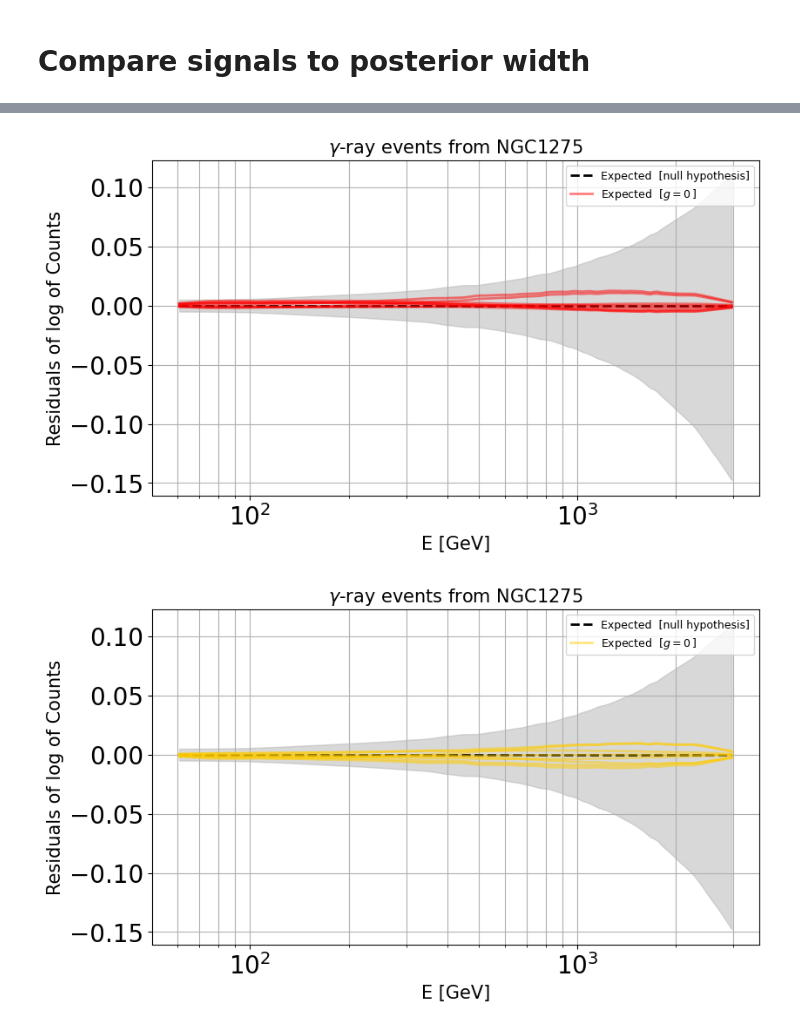
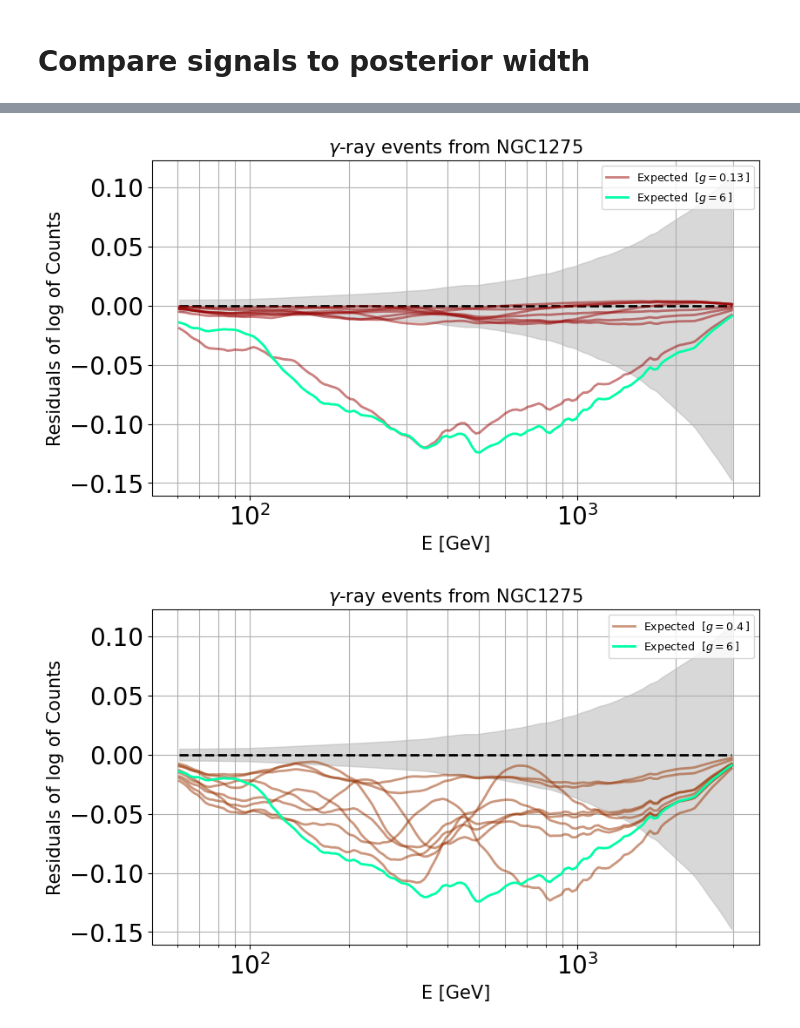
Before and after one commit to GertKl/ALPs_with_SWYFT, a Jupyter notebook: notebooks/stability_checks/all/model_comparisons.ipynb, the cells around one changed output, grey strips where cells are left out. Saved outputs shown, nothing was run; the diff lists cells and outputs as text; code cells hidden in the pictures.

```diff
--- a/notebooks/stability_checks/all/model_comparisons.ipynb
+++ b/notebooks/stability_checks/all/model_comparisons.ipynb
@@ -17,7 +19,7 @@ import pickle
 # %%
 %matplotlib inline
 # %%
-files_name = "all" + "_files"
+files_name = "simulate_g_values" + "_files"
 parent_dir = (os.getcwd()+"/").split('/notebooks/', 1)[0]
 start_dir = os.getcwd()
 files_dir = os.getcwd() + "/" + files_name
@@ -38,0 +46,8 @@ for key in sim_objects.keys():
+# %%
+stores={}
+samples={}
+for g in g_values:
+    store = swyft.ZarrStore(store_dir + "/" + store_name + "_" + str(g).replace('.','-'))
+    stores[str(g).replace('.','-')] = store
+    samples[g] = store
+    print('#samples for g='+str(g)+": " + str(len(samples[g])))
@@ -39,3 +77,5 @@ for key in sim_objects.keys():
+# %%
+for i in range() len(samples[-np.inf]['data'])
 # %% [markdown]
 # Visualize observations
 # %%
@@ -102,23 +142,19 @@ for j,width in enumerate(widths[0:1]):
 # %%
+which_truth = 1
 n = 8
 A.configure_plot(xmin = None, xmax = None, ymin=None, ymax=None, logx=1, legend = 1)
-for j,width in enumerate(widths[1:2]):
-    # A.compute_case(new_fig=1,null=1,plot_obs=0,color="k",linestyle="--", label_exp=0)
-    # for i, g in enumerate(width):
-    #     if g:
-    #         for k in range(n):
-    #             params = sim.sample_prior()
-    #             params[0] = g
-    #             A.configure_model(params=params)
-    #             A.compute_case(new_fig=0,plot_obs=0,color=colors_widths[i],label_exp=int(not k), errorbands=False, transparency = i/(4))
-
-
+for j,width in enumerate(widths[which_truth:which_truth+1]):
     for i, g in enumerate(width):
         if g:
-            A.compute_case(new_fig=1,null=1,plot_obs=0,color="k",linestyle="--", label_exp=1)
+            A.compute_case(new_fig=1,null=1,plot_obs=0,color="k",linestyle="--", label_exp=0)
             for k in range(n):
-                params = sim.sample_prior()
-                params[0] = g
-                A.configure_model(params=params)
-                A.compute_case(new_fig=0,plot_obs=0,color=colors_widths[i],label_exp=int(not k), errorbands=False, transparency = 0.5)
+                A.configure_model(params=samples[g]['params'][k])
+                A.import_counts(obs=samples[g]['data'][k],exp=samples[g]['exp'][k])
+                A.compute_case(new_fig=0,new_counts=0,plot_obs=0,color=colors_widths[i],
+                               label_exp=int(not k), errorbands=False, transparency = transparency)
+        obs = observations[which_truth]
+        A.import_counts(obs=obs['data'],exp=obs['exp'])
+        A.configure_model(params=obs['params'])
+        A.compute_case(new_fig=0,new_counts=0,color=colors[which_truth],linestyle="-",label_exp=1,
+                       errorbands=0, errors=0, plot_obs=0)
 # %% [output]
@@ -125,2 +167,2 @@ for j,width in enumerate(widths[1:2]):
-[figure, old version]
+[figure, new version]
-[figure, old version]
+[figure, new version]
```
Also changed, not shown: parts of 13 cells of this notebook, 8 other files.
